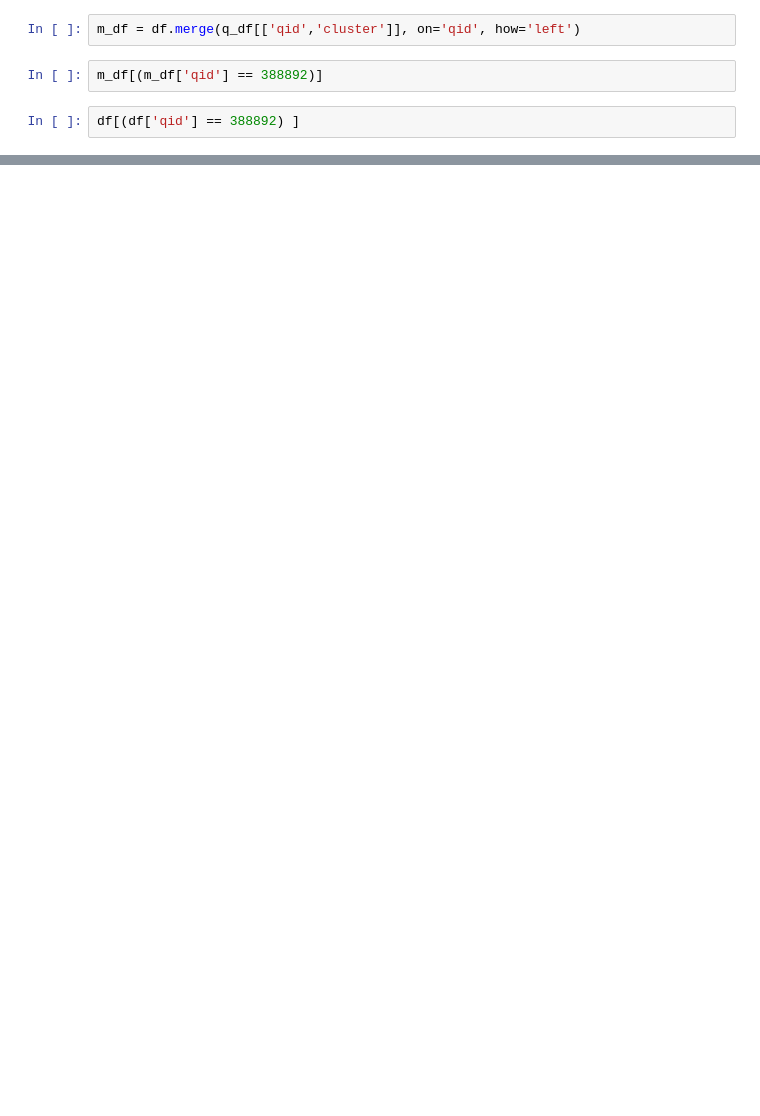
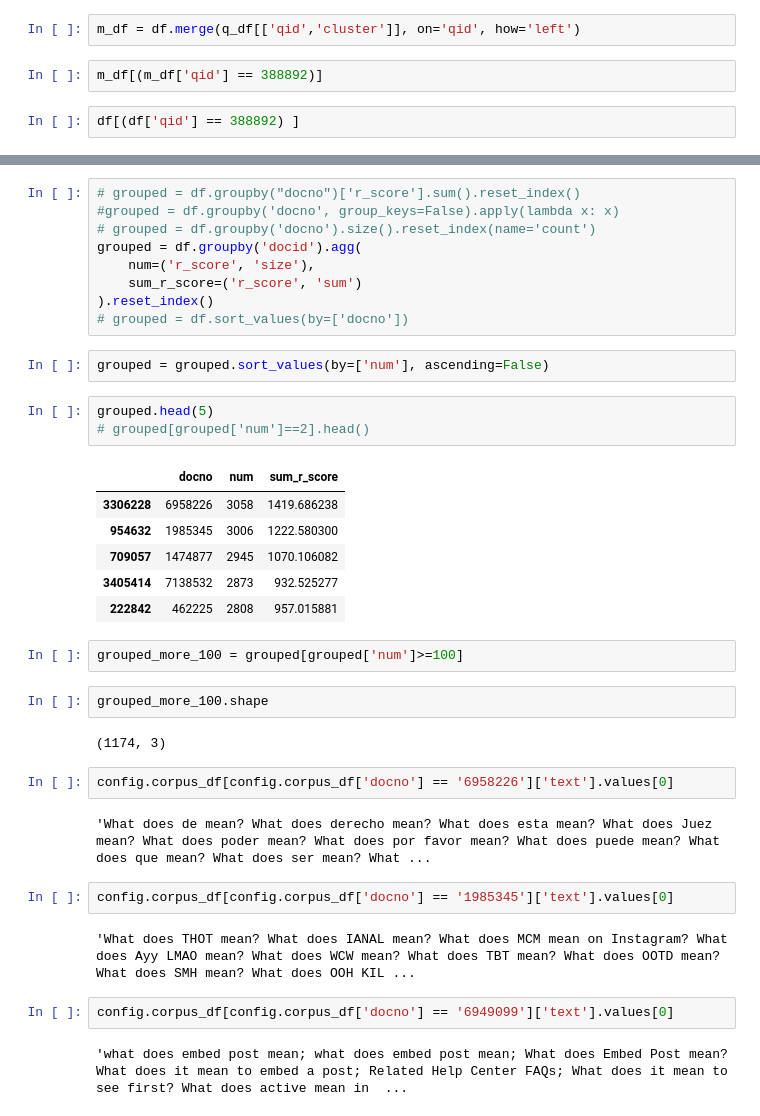
Before and after one commit to XuejunChang/T-Retrievability, a Jupyter notebook: test.ipynb, the cells around one changed output, grey strips where cells are left out. Cells and saved outputs as stored; diff of their text form; blank space fills up the shorter version.

```diff
--- a/test.ipynb
+++ b/test.ipynb
@@ -327,0 +372,39 @@ df[(df['qid'] == 388892) ]
+# %%
+# grouped = df.groupby("docno")['r_score'].sum().reset_index()
+#grouped = df.groupby('docno', group_keys=False).apply(lambda x: x)
+# grouped = df.groupby('docno').size().reset_index(name='count')
+grouped = df.groupby('docid').agg(
+    num=('r_score', 'size'),
+    sum_r_score=('r_score', 'sum')
+).reset_index()
+# grouped = df.sort_values(by=['docno'])
+# %%
+grouped = grouped.sort_values(by=['num'], ascending=False)
+# %%
+grouped.head(5)
+# grouped[grouped['num']==2].head()
+# %% [output]
+|  | docno | num | sum_r_score |
+| 3306228 | 6958226 | 3058 | 1419.686238 |
+| 954632 | 1985345 | 3006 | 1222.580300 |
+| 709057 | 1474877 | 2945 | 1070.106082 |
+| 3405414 | 7138532 | 2873 | 932.525277 |
+| 222842 | 462225 | 2808 | 957.015881 |
+# %%
+grouped_more_100 = grouped[grouped['num']>=100]
+# %%
+grouped_more_100.shape
+# %% [output]
+(1174, 3)
+# %%
+config.corpus_df[config.corpus_df['docno'] == '6958226']['text'].values[0]
+# %% [output]
+'What does de mean? What does derecho mean? What does esta mean? What does Juez mean? What does poder mean? What does por favor mean? What does puede mean? What does que mean? What does ser mean? What ...
+# %%
+config.corpus_df[config.corpus_df['docno'] == '1985345']['text'].values[0]
+# %% [output]
+'What does THOT mean? What does IANAL mean? What does MCM mean on Instagram? What does Ayy LMAO mean? What does WCW mean? What does TBT mean? What does OOTD mean? What does SMH mean? What does OOH KIL ...
+# %%
+config.corpus_df[config.corpus_df['docno'] == '6949099']['text'].values[0]
+# %% [output]
+'what does embed post mean; what does embed post mean; What does Embed Post mean? What does it mean to embed a post; Related Help Center FAQs; What does it mean to see first? What does active mean in  ...
```
Also changed, not shown: parts of 50 cells of this notebook, 9 other files.
